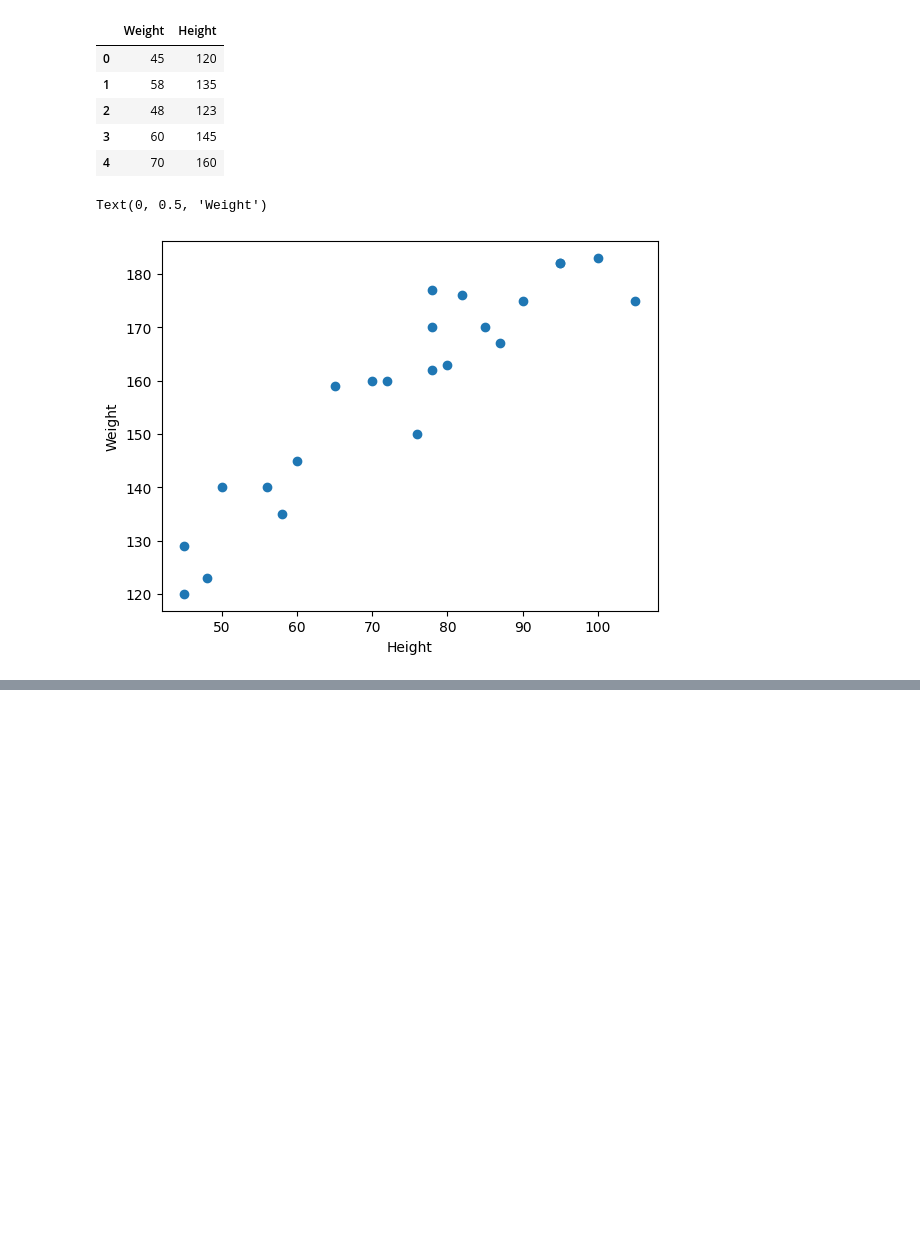
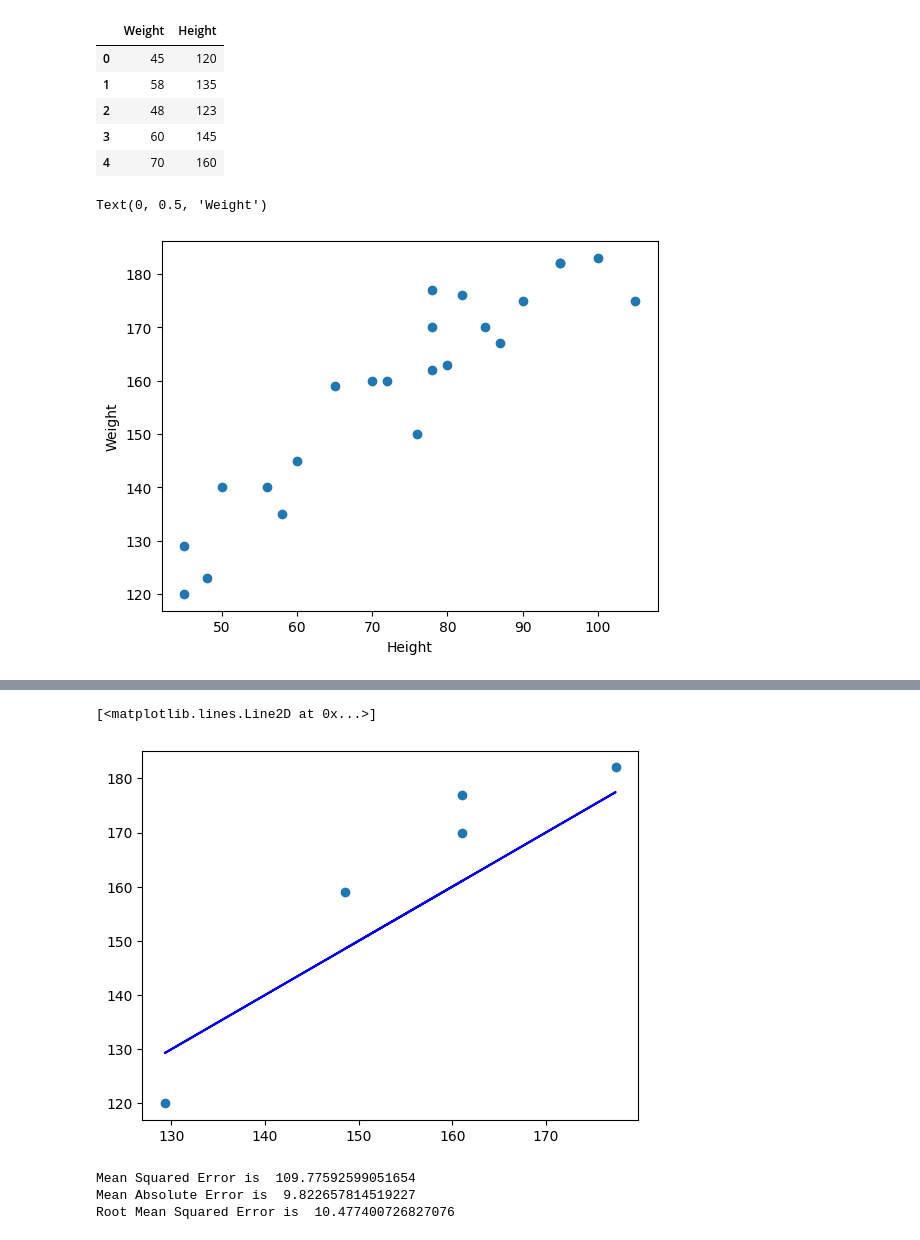
Before and after one commit to 2022BCD0052/Machine-Learning, a Jupyter notebook: Linear Regression Practical/basic project/simpleLinear.ipynb, the cells around one changed output, grey strips where cells are left out. Cells and saved outputs as stored; diff of their text form; code cells hidden in the pictures; blank space fills up the shorter version.

```diff
--- a/Linear Regression Practical/basic project/simpleLinear.ipynb
+++ b/Linear Regression Practical/basic project/simpleLinear.ipynb
@@ -64,0 +106,6 @@ scaler = StandardScaler()
+# %%
+plt.scatter(y_pred_test, y_test)
+plt.plot(y_pred_test, y_pred_test, color='blue')
+# %% [output]
+[<matplotlib.lines.Line2D at 0x...>]
+[figure, added]
@@ -64,0 +122,8 @@ scaler = StandardScaler()
+# %%
+print ("Mean Squared Error is ",mse)
+print ("Mean Absolute Error is ",mae)
+print ("Root Mean Squared Error is ",rmse)
+# %% [output]
+Mean Squared Error is  109.77592599051654
+Mean Absolute Error is  9.822657814519227
+Root Mean Squared Error is  10.477400726827076
```
Also changed, not shown: parts of 18 cells of this notebook.
